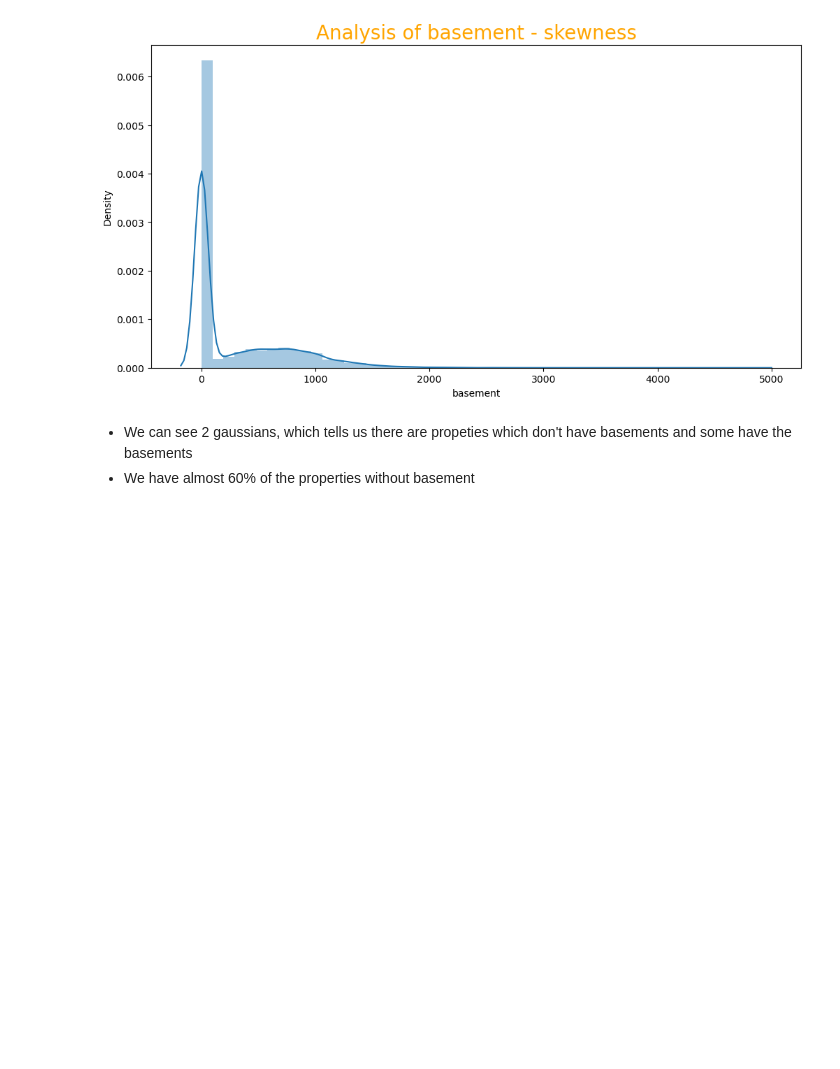
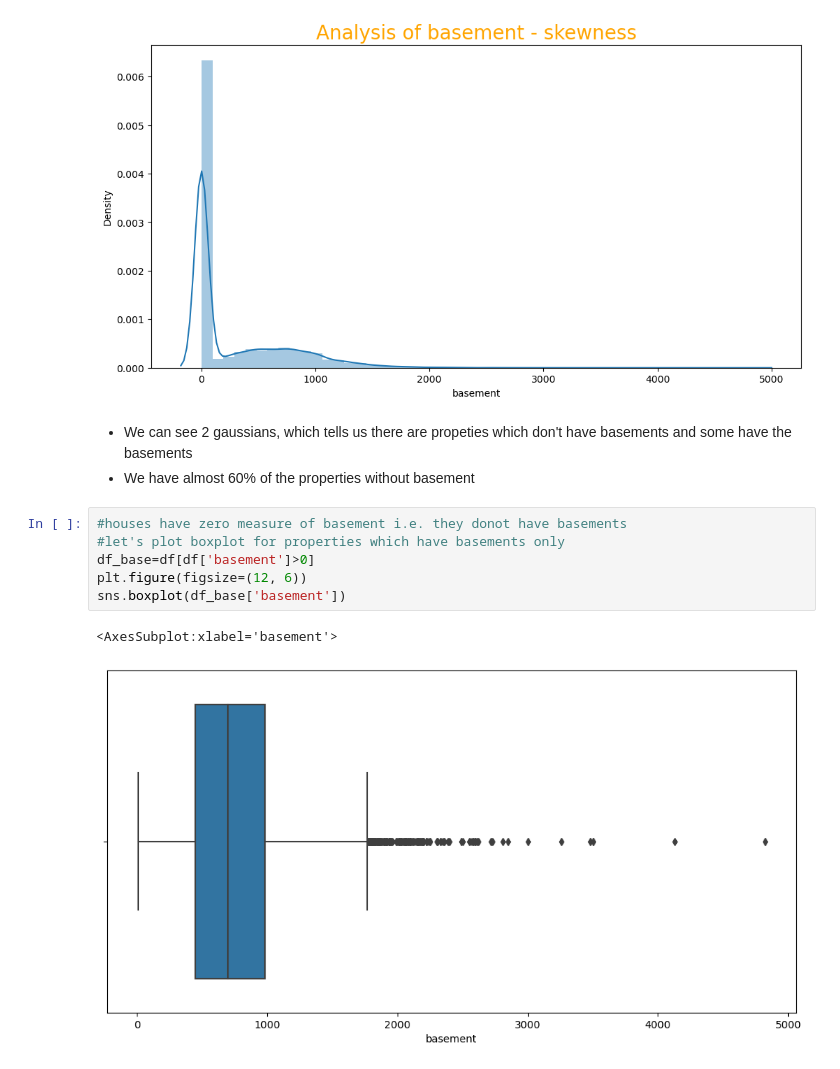
Before and after one commit to rivillasm/ineuron, a Jupyter notebook: Projects/RealEstate.ipynb, the cells around one changed output. Cells and saved outputs as stored; diff of their text form; blank space fills up the shorter version.

```diff
--- a/Projects/RealEstate.ipynb
+++ b/Projects/RealEstate.ipynb
@@ -883,3 +883,12 @@ Text(0.5, 1.0, 'Analysis of basement - skewness')
 # %% [markdown]
 *  We can see 2 gaussians, which tells us there are propeties which don't have basements and some have the basements
 * We have almost 60% of the properties without basement
+# %%
+#houses have zero measure of basement i.e. they donot have basements
+#let's plot boxplot for properties which have basements only
+df_base=df[df['basement']>0]
+plt.figure(figsize=(12, 6))
+sns.boxplot(df_base['basement'])
+# %% [output]
+<AxesSubplot:xlabel='basement'>
+[figure, added]
```
Also changed, not shown: parts of 14 cells of this notebook.
